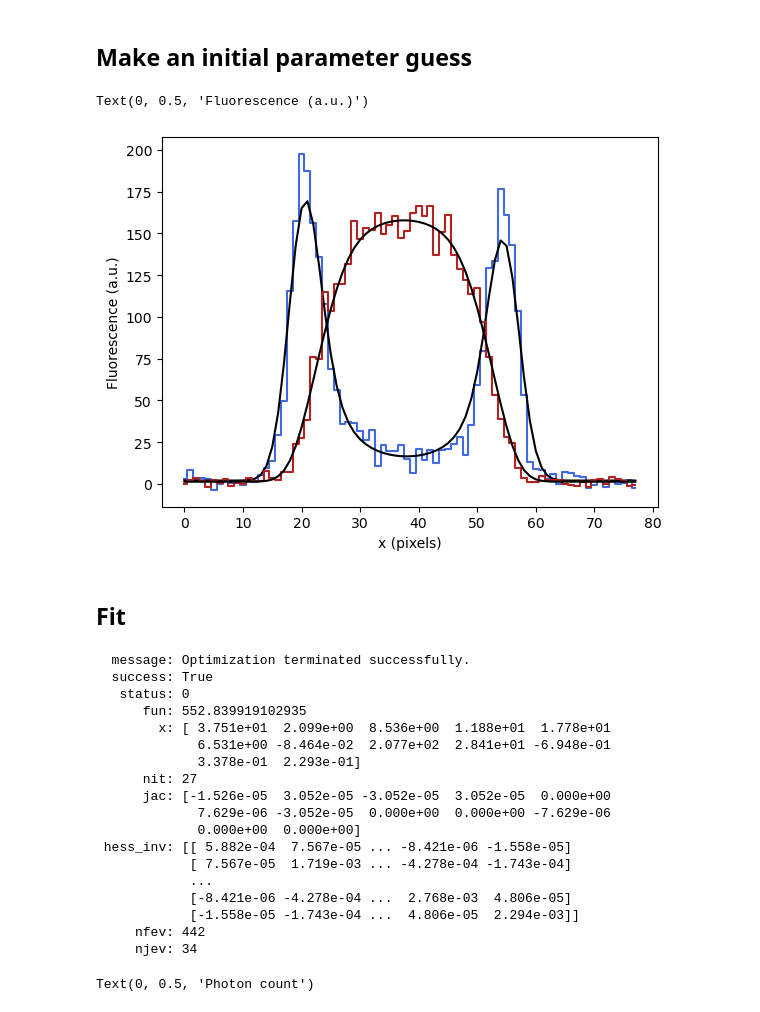
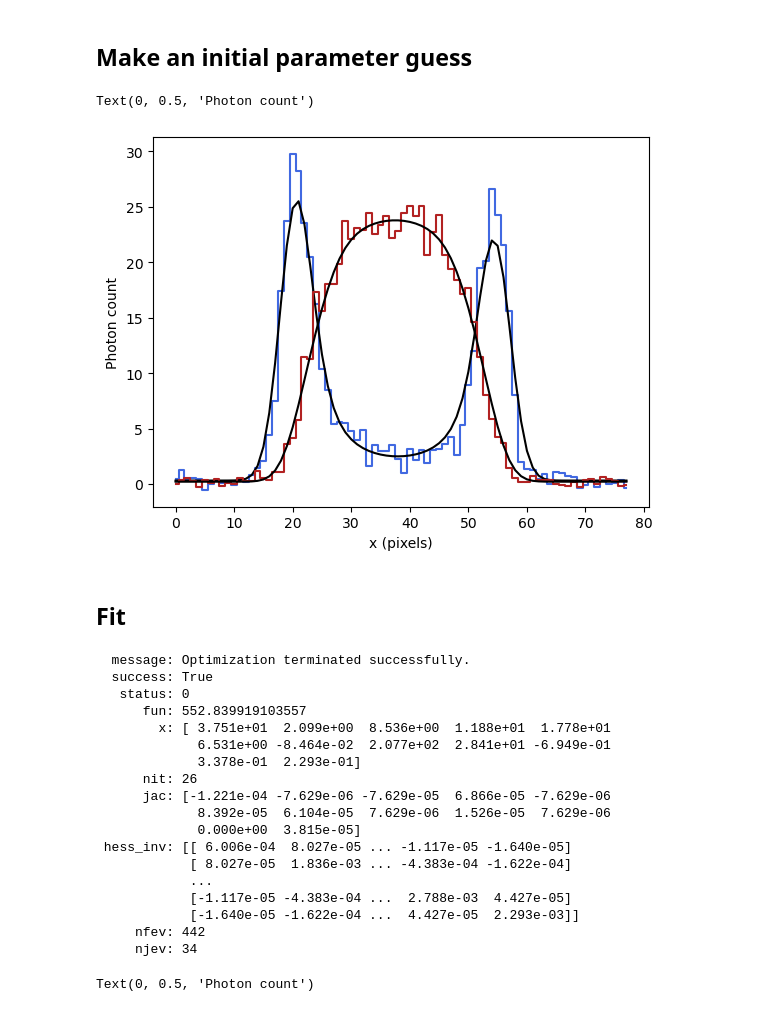
Before and after one commit to drkutuzov/sl2pm, a Jupyter notebook: examples/capillaries/calibration_example.ipynb, the cells around one changed output. Saved outputs shown, nothing was run; the diff lists cells and outputs as text; code cells hidden in the pictures.

```diff
--- a/examples/capillaries/calibration_example.ipynb
+++ b/examples/capillaries/calibration_example.ipynb
@@ -30,41 +30,50 @@ GAIN = 3/ALPHA
 # %% [markdown]
 ## Make an initial parameter guess
 # %%
-p0_A = track_vessel_A.p0_ols(data_wall, data_plasma, ALPHA, sigma_blur=1.5)
+p0_A = track_vessel.ols_wall_plasma(data_wall/GAIN,
+                                    data_plasma/GAIN,
+                                    sigma_blur=1.5)
 # %%
-plt.step(x, data_wall, where='mid', c='royalblue')
-plt.plot(x, L_wall_plasma(x, *p0_A)[0]*GAIN, c='k')
+plt.step(x, data_wall/GAIN, where='mid', c='royalblue')
+plt.plot(x, L_wall_plasma(x, *p0_A)[0], c='k')
 
-plt.step(x, data_plasma, where='mid', c='firebrick')
-plt.plot(x, L_wall_plasma(x, *p0_A)[1]*GAIN, c='k')
+plt.step(x, data_plasma/GAIN, where='mid', c='firebrick')
+plt.plot(x, L_wall_plasma(x, *p0_A)[1], c='k')
 
 plt.xlabel('x (pixels)')
-plt.ylabel('Fluorescence (a.u.)')
+plt.ylabel('Photon count')
 # %% [output]
-Text(0, 0.5, 'Fluorescence (a.u.)')
+Text(0, 0.5, 'Photon count')
-[figure, old version]
+[figure, new version]
 # %% [markdown]
 ## Fit
 # %%
-opt_res_A = track_vessel_A.mle_fit(data_wall, data_plasma, N_AVER, ALPHA, SIGMA, n_r=256, n_phi=256, p0='ols', sigma_blur=1, minimize_options=dict(gtol=1e-3))
+opt_res_A = track_vessel.mle(x,
+                             np.array([data_wall, data_plasma]),
+                             L_wall_plasma,
+                             p0_A,
+                             N_AVER,
+                             ALPHA,
+                             SIGMA,
+                             minimize_options=dict(gtol=1e-3))
 opt_res_A
 # %% [output]
   message: Optimization terminated successfully.
   success: True
    status: 0
-      fun: 552.839919102935
+      fun: 552.839919103557
         x: [ 3.751e+01  2.099e+00  8.536e+00  1.188e+01  1.778e+01
-             6.531e+00 -8.464e-02  2.077e+02  2.841e+01 -6.948e-01
+             6.531e+00 -8.464e-02  2.077e+02  2.841e+01 -6.949e-01
              3.378e-01  2.293e-01]
-      nit: 27
-      jac: [-1.526e-05  3.052e-05 -3.052e-05  3.052e-05  0.000e+00
-             7.629e-06 -3.052e-05  0.000e+00  0.000e+00 -7.629e-06
-             0.000e+00  0.000e+00]
- hess_inv: [[ 5.882e-04  7.567e-05 ... -8.421e-06 -1.558e-05]
-            [ 7.567e-05  1.719e-03 ... -4.278e-04 -1.743e-04]
+      nit: 26
+      jac: [-1.221e-04 -7.629e-06 -7.629e-05  6.866e-05 -7.629e-06
+             8.392e-05  6.104e-05  7.629e-06  1.526e-05  7.629e-06
+             0.000e+00  3.815e-05]
+ hess_inv: [[ 6.006e-04  8.027e-05 ... -1.117e-05 -1.640e-05]
+            [ 8.027e-05  1.836e-03 ... -4.383e-04 -1.622e-04]
             ...
-            [-8.421e-06 -4.278e-04 ...  2.768e-03  4.806e-05]
-            [-1.558e-05 -1.743e-04 ...  4.806e-05  2.294e-03]]
+            [-1.117e-05 -4.383e-04 ...  2.788e-03  4.427e-05]
+            [-1.640e-05 -1.622e-04 ...  4.427e-05  2.293e-03]]
      nfev: 442
      njev: 34
 # %%
```
Also changed, not shown: parts of 10 cells of this notebook, 1 other file.
